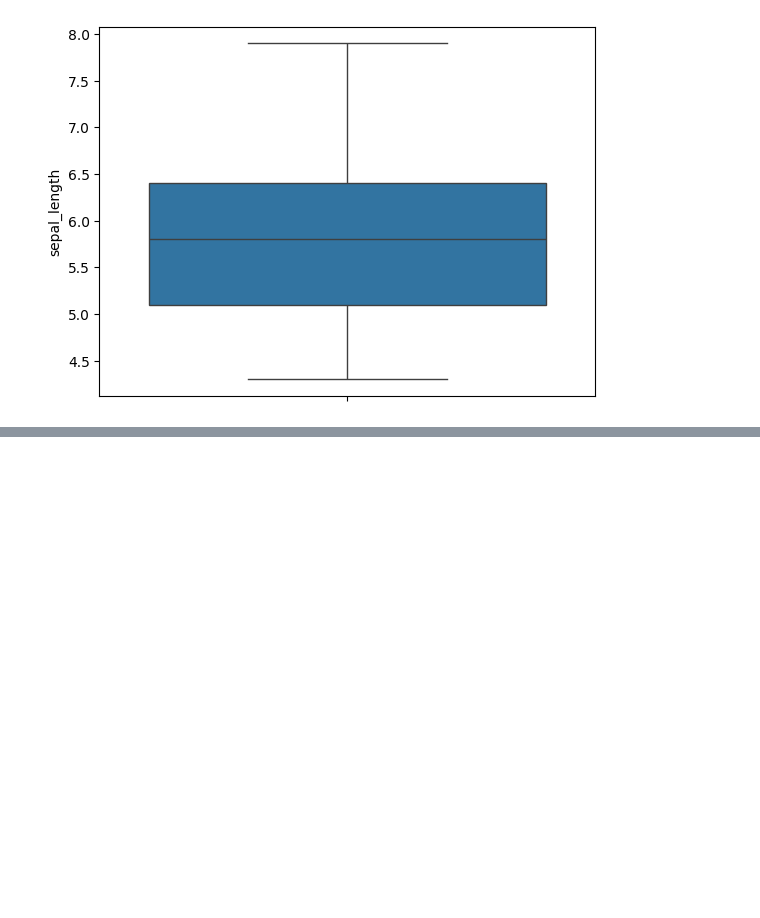
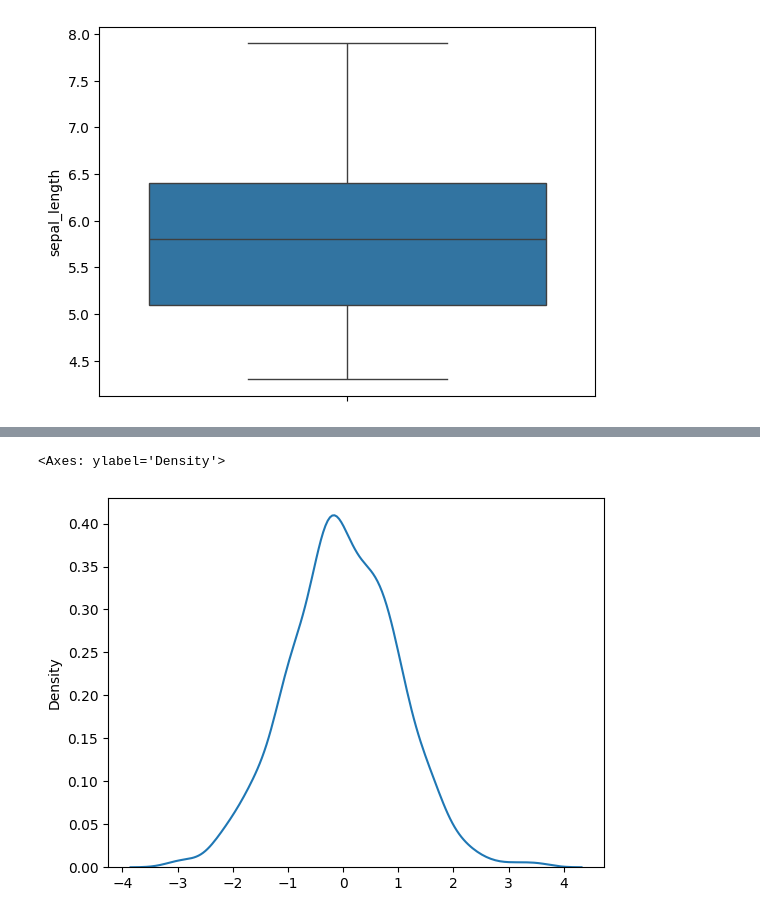
Before and after one commit to shadmanshakib09/Statistics, a Jupyter notebook: Statistics_Part04.ipynb, the cells around one changed output, grey strips where cells are left out. Cells and saved outputs as stored; diff of their text form; code cells hidden in the pictures; blank space fills up the shorter version.

```diff
--- a/Statistics_Part04.ipynb
+++ b/Statistics_Part04.ipynb
@@ -83,0 +101,6 @@ sns.boxplot(df['sepal_length']) #no outliers
+# %%
+samples = np.random.normal(loc=0, scale=1, size=1000)
+sns.kdeplot(samples)
+# %% [output]
+<Axes: ylabel='Density'>
+[figure, added]
```
Also changed, not shown: parts of 24 cells of this notebook.
